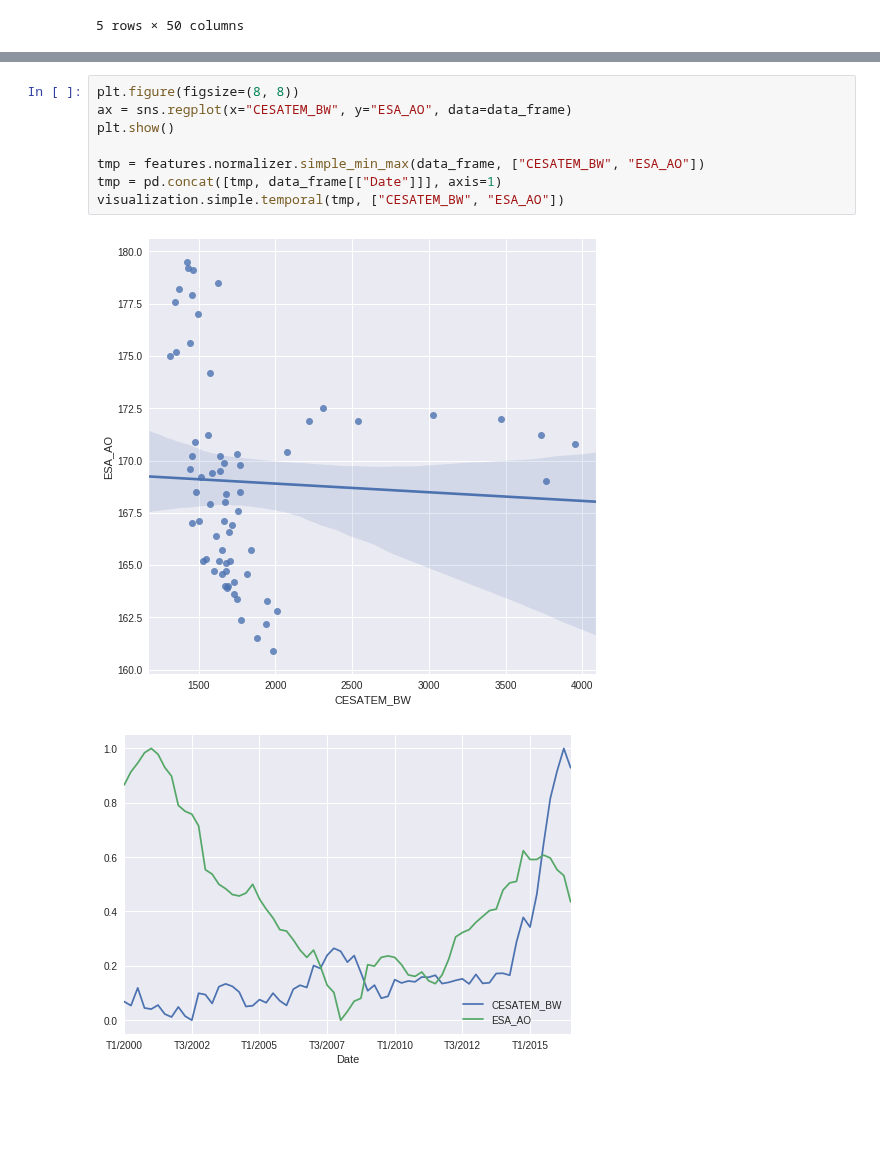
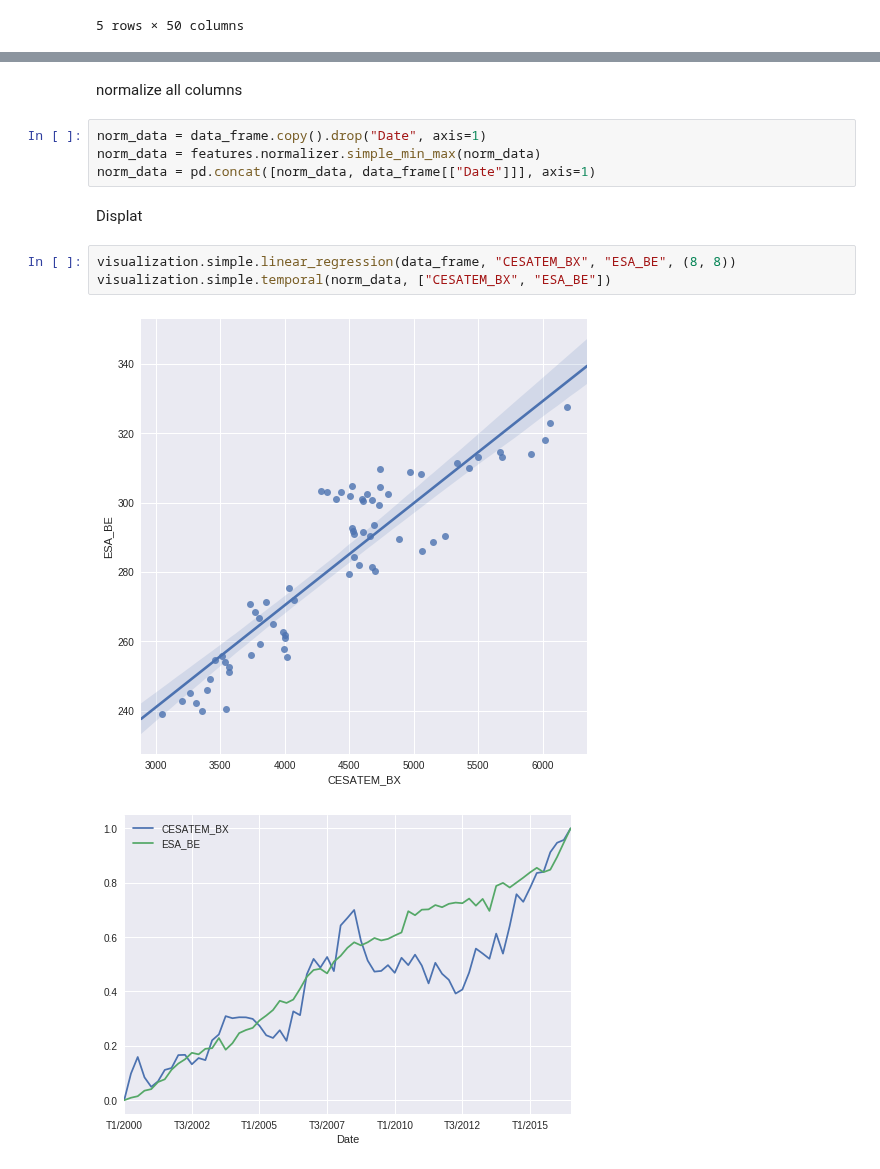
Before and after one commit to sebwdz/JobAnalysis, a Jupyter notebook: notebooks/ESA-CESATEM descriptive analysis.ipynb, the cells around one changed output, grey strips where cells are left out. Saved outputs shown, nothing was run; the diff lists cells and outputs as text; blank space fills up the shorter version.

Commit message:
ESA_CESATEM descriptive analyses update

```diff
--- a/notebooks/ESA-CESATEM descriptive analysis.ipynb
+++ b/notebooks/ESA-CESATEM descriptive analysis.ipynb
@@ -107,11 +84,14 @@ visualization.simple.temporal(tmp, ["CESATEM_BZ", "ESA_BD"])
-# %%
-plt.figure(figsize=(8, 8))
-ax = sns.regplot(x="CESATEM_BW", y="ESA_AO", data=data_frame)
-plt.show()
-
-tmp = features.normalizer.simple_min_max(data_frame, ["CESATEM_BW", "ESA_AO"])
-tmp = pd.concat([tmp, data_frame[["Date"]]], axis=1)
-visualization.simple.temporal(tmp, ["CESATEM_BW", "ESA_AO"])
-# %% [output]
-[figure, removed]
-[figure, removed]
+# %% [markdown]
+normalize all columns
+# %%
+norm_data = data_frame.copy().drop("Date", axis=1)
+norm_data = features.normalizer.simple_min_max(norm_data)
+norm_data = pd.concat([norm_data, data_frame[["Date"]]], axis=1)
+# %% [markdown]
+Displat
+# %%
+visualization.simple.linear_regression(data_frame, "CESATEM_BX", "ESA_BE", (8, 8))
+visualization.simple.temporal(norm_data, ["CESATEM_BX", "ESA_BE"])
+# %% [output]
+[figure, added]
+[figure, added]
```
Also changed, not shown: parts of 10 cells of this notebook, 3 other files.
